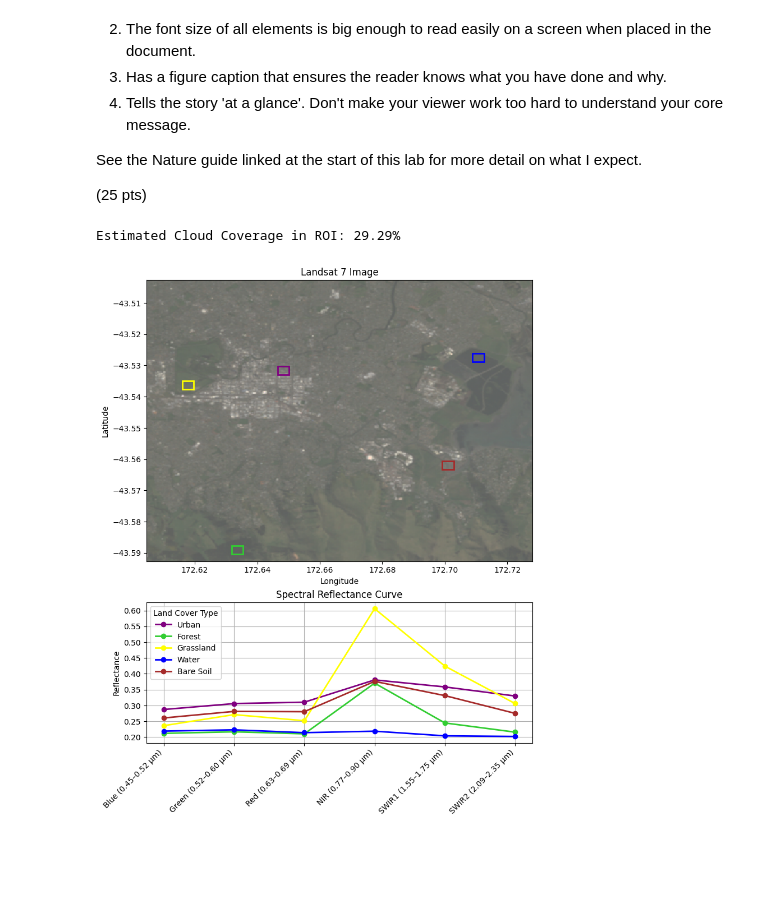
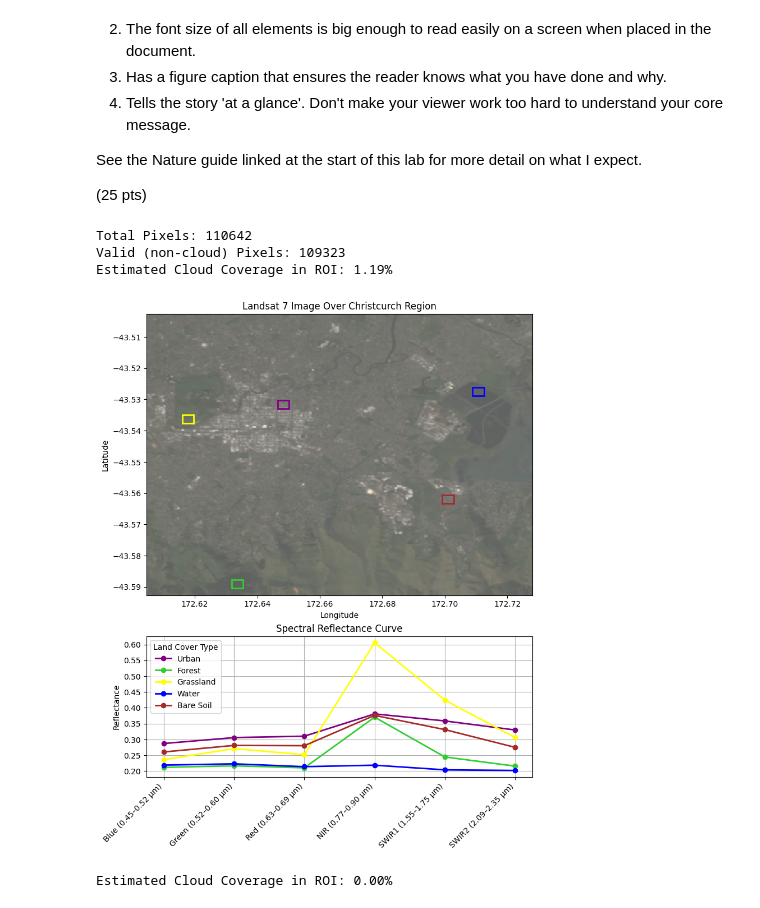
Before and after one commit to fuadfach/geog761lab, a Jupyter notebook: geog761_lab1_fuad.ipynb, the cells around one changed output. Drawn from its saved outputs; the diff is of its cells as text; code cells hidden in the pictures; blank space fills up the shorter version.

```diff
--- a/geog761_lab1_fuad.ipynb
+++ b/geog761_lab1_fuad.ipynb
@@ -76,16 +76,13 @@ def mask_clouds(image):
     masked_image = image.updateMask(cloud_mask)
 
 # Report Image Quality Over ROI
-# Total pixels in region
-    pixel_area = ee.Image.pixelArea().clip(region)
-
 # Count valid pixels before and after masking
-    total_pixels = pixel_area.reduceRegion(
+    total_pixels = image.select('SR_B3').reduceRegion(
         reducer=ee.Reducer.count(),
         geometry=region,
         scale=30,
         maxPixels=1e9
-        ).get('area')
+        ).get('SR_B3')
 
     valid_pixels = masked_image.select('SR_B3').reduceRegion(
         reducer=ee.Reducer.count(),
@@ -94,14 +91,13 @@ def mask_clouds(image):
         maxPixels=1e9
         ).get('SR_B3')
 
-    # 3. Cast KEDUA variabel ke ee.Number() agar fungsi .divide() dan .multiply() bisa jalan
+    # get variable total_num and valid_num
     total_num = ee.Number(total_pixels)
     valid_num = ee.Number(valid_pixels)
 
-    # 4. Hitung persentase awan di server
+    # calculate cloud cover percentages from server
     cloud_coverage_pct = ee.Number(100).subtract(
         valid_num.multiply(100).divide(total_num))
-
 
     return image.set('REGIONAL_CLOUD_COVER', cloud_coverage_pct)
 
@@ -115,7 +111,7 @@ for year in years:
            .filterDate(f"{year}-01-01", f"{year}-12-31")
            .map(mask_clouds))
 
-    # Hitung rata-rata tutupan awan regional & jumlah citra dalam setahun
+    # Calculate the regional average cloud cover & number of images in a year
     avg_cloud = image.aggregate_mean('REGIONAL_CLOUD_COVER').getInfo()
     img_count = image.size().getInfo()
 
@@ -125,7 +121,7 @@ for year in years:
         'Avg Regional Cloud Cover (%)': round(avg_cloud, 2) if avg_cloud is not None else 0.0
     })
 
-# 4. Tampilkan hasil sebagai Tabel Pandas
+# 4. Display results as a Table
 df_result = pd.DataFrame(data_summary)
 df_result
 # %% [output]
@@ -253,6 +197,12 @@ scale_factor = 2.75e-5
 ##############################################################################
 
 # ROI Cloud Cover Percentage
+# Load the image with least cloud cover in 2002
+image = ee.ImageCollection("LANDSAT/LE07/C02/T1_L2") \
+    .filterBounds(chc_expanded_region) \
+    .filterDate("2002-01-01", "2002-12-31") \
+    .sort("CLOUD_COVER") \
+    .first()
 # Function to mask clouds using QA_PIXEL band
 def mask_clouds(image):
     qa = image.select('QA_PIXEL')
@@ -265,25 +215,25 @@ def mask_clouds(image):
 masked_image = mask_clouds(image)
 
 # Report Image Quality Over ROI
-# Total pixels in region
-pixel_area = ee.Image.pixelArea().clip(region)
-
 # Count valid pixels before and after masking
-total_pixels = pixel_area.reduceRegion(
+total_pixels = image.select('SR_B3').reduceRegion(
     reducer=ee.Reducer.count(),
-    geometry=region,
+    geometry=chc_expanded_region,
     scale=30,
     maxPixels=1e9
-).getInfo()['area']
+).getInfo()['SR_B3']
 
 valid_pixels = masked_image.select('SR_B3').reduceRegion(
     reducer=ee.Reducer.count(),
-    geometry=region,
+    geometry=chc_expanded_region,
     scale=30,
     maxPixels=1e9
 ).getInfo()['SR_B3']
 
 cloud_coverage_pct = 100 * (1 - valid_pixels / total_pixels)
+
+print(f"Total Pixels: {total_pixels}")
+print(f"Valid (non-cloud) Pixels: {valid_pixels}")
 print(f"Estimated Cloud Coverage in ROI: {cloud_coverage_pct:.2f}%")
 
 ##############################################################################
@@ -347,37 +297,43 @@ with tempfile.NamedTemporaryFile(suffix=".png") as f:
     urllib.request.urlretrieve(url, f.name)
     img = mpimg.imread(f.name)
     ax1.imshow(img, extent=[xmin, xmax, ymin, ymax])
-    ax1.set_title("Landsat 7 Image")
+    ax1.set_title("Landsat 7 Image Over Christcurch Region")
     ax1.set_xlim(xmin, xmax)
     ax1.set_ylim(ymin, ymax)
 
     # Plot regions
     for name, point in samples.items():
         region = point.buffer(150).bounds()
         rxmin, rxmax, rymin, rymax = get_bounds_coords(region)
 
         width = rxmax - rxmin
         height = rymax - rymin
         rect = patches.Rectangle((rxmin, rymin), width, height,
                              linewidth=2, edgecolor=colors[name], facecolor='none')
         ax1.add_patch(rect)
 
     ax1.set_xlabel("Longitude")
     ax1.set_ylabel("Latitude")
 
 # Plot reflectance
 for name, val in spectral_data.items():
     ax2.plot(bands, val, marker='o', label=name, color=colors[name], linewidth=2)
 
 ax2.set_title("Spectral Reflectance Curve")
 ax2.set_ylabel("Reflectance")
 ax2.set_xticks(range(len(labels)))
 ax2.set_xticklabels(labels, rotation=45, ha='right')
 ax2.legend(title='Land Cover Type')
 ax2.grid(True)
 
 plt.tight_layout()
 plt.show()
 # %% [output]
-Estimated Cloud Coverage in ROI: 29.29%
+Total Pixels: 110642
+Valid (non-cloud) Pixels: 109323
+Estimated Cloud Coverage in ROI: 1.19%
-[figure, old version]
+[figure, new version]
+# %%
+print(f"Estimated Cloud Coverage in ROI: {cloud_coverage_pct:.2f}%")
+# %% [output]
+Estimated Cloud Coverage in ROI: 0.00%
```
Also changed, not shown: parts of 4 cells of this notebook.
